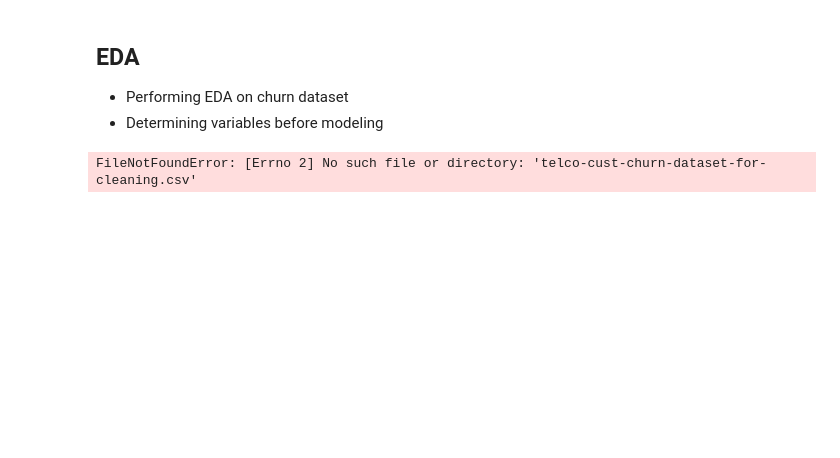
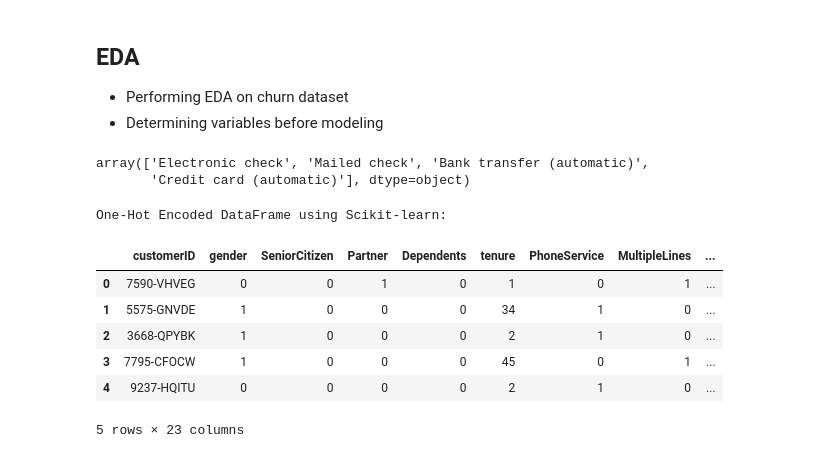
Before and after one commit to asrgr13/Machine_Learning_Projects, a Jupyter notebook: Telco_Customer_Churn/step_3_EDA_to_Modeling/EDA_churn_data.ipynb, the cells around one changed output. Saved outputs shown, nothing was run; the diff lists cells and outputs as text; code cells hidden in the pictures; blank space fills up the shorter version.

```diff
--- a/Telco_Customer_Churn/step_3_EDA_to_Modeling/EDA_churn_data.ipynb
+++ b/Telco_Customer_Churn/step_3_EDA_to_Modeling/EDA_churn_data.ipynb
@@ -14,9 +14,3 @@ c:\Users\HP Pavilion Gaming\Documents\Machine_Learning_Projects
 ## EDA
 * Performing EDA on churn dataset
 * Determining variables before modeling
-# %%
-df = pd.DataFrame(data=processed_data())
-df.info()
-df.head()
-# %% [output]
-FileNotFoundError: [Errno 2] No such file or directory: 'telco-cust-churn-dataset-for-cleaning.csv'
@@ -22,0 +60,17 @@ FileNotFoundError: [Errno 2] No such file or directory: 'telco-cust-churn-datase
+# %%
+data.PaymentMethod.unique()
+# %% [output]
+array(['Electronic check', 'Mailed check', 'Bank transfer (automatic)',
+       'Credit card (automatic)'], dtype=object)
+# %%
+print("One-Hot Encoded DataFrame using Scikit-learn:")
+df_final.head()
+# %% [output]
+One-Hot Encoded DataFrame using Scikit-learn:
+|  | customerID | gender | SeniorCitizen | Partner | Dependents | tenure | PhoneService | MultipleLines | ... |
+| 0 | 7590-VHVEG | 0 | 0 | 1 | 0 | 1 | 0 | 1 | ... |
+| 1 | 5575-GNVDE | 1 | 0 | 0 | 0 | 34 | 1 | 0 | ... |
+| 2 | 3668-QPYBK | 1 | 0 | 0 | 0 | 2 | 1 | 0 | ... |
+| 3 | 7795-CFOCW | 1 | 0 | 0 | 0 | 45 | 0 | 1 | ... |
+| 4 | 9237-HQITU | 0 | 0 | 0 | 0 | 2 | 1 | 0 | ... |
+5 rows × 23 columns
```
Also changed, not shown: parts of 16 cells of this notebook.
